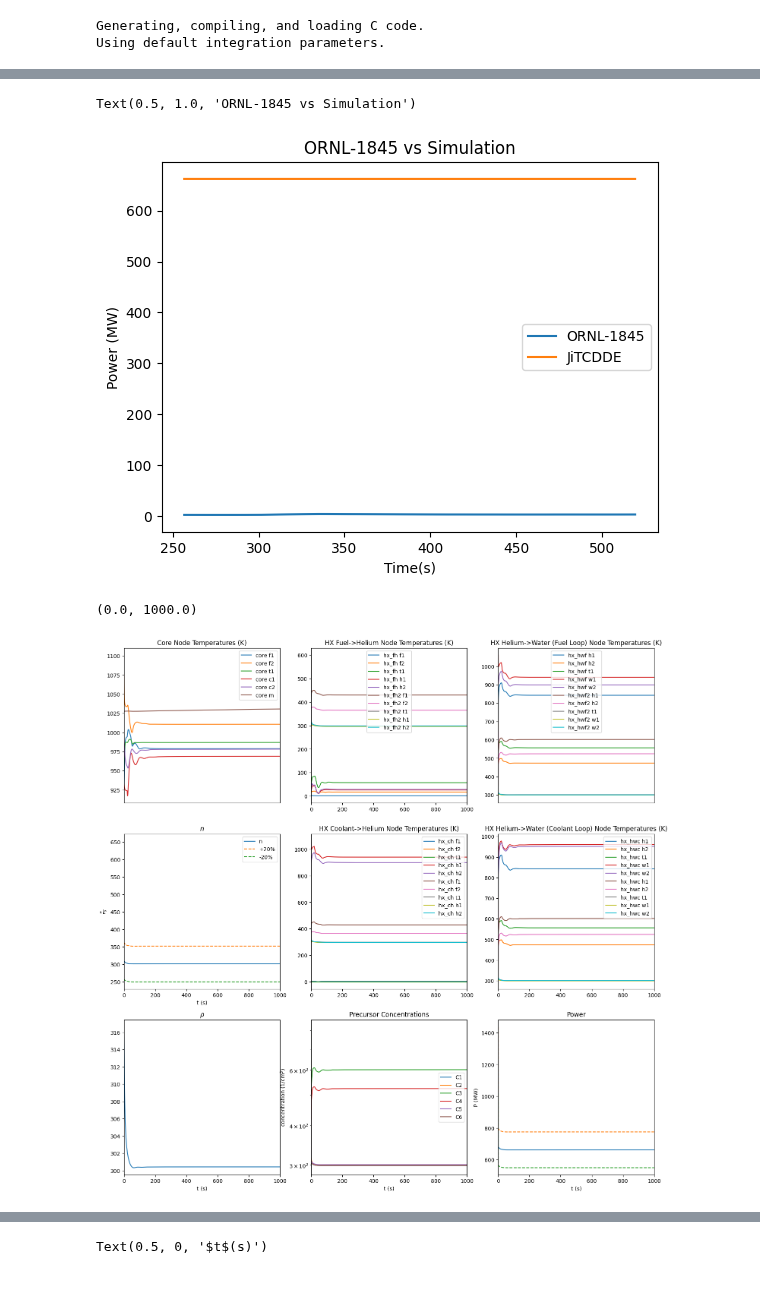
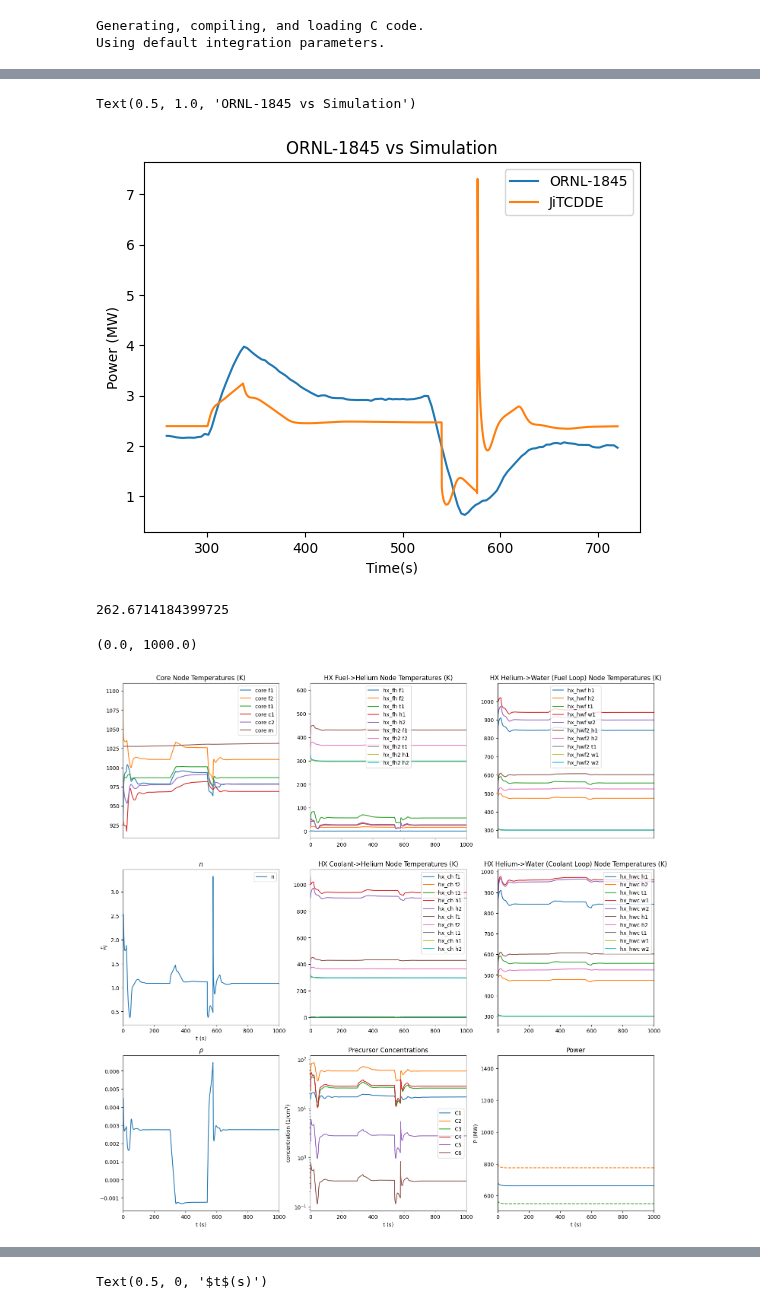
Before and after one commit to LukeLabrie/msc_eng_thesis, a Jupyter notebook: are/model_insert.ipynb, the cells around one changed output, grey strips where cells are left out. Drawn from its saved outputs; the diff is of its cells as text; code cells hidden in the pictures.

```diff
--- a/are/model_insert.ipynb
+++ b/are/model_insert.ipynb
@@ -147,17 +151,3 @@ dC6 = n()*beta[5]/Lam - lam[5]*C6() - C6()/tau_c + C6(t-tau_l)*np.exp(-lam[5]*ta
 
 # reactivity
 drho = (a_f/2)*(dc_f1 + dc_f2)+(a_b)*(dc_m)+(a_c/2)*(dc_c1+dc_c2)           # rho: y(33)
-# %%
-sys = [dc_f1,dc_f2,dc_t1,dc_c1,dc_c2,dc_m,dn,dC1,dC2,dC3,dC4,dC5,dC6,drho,
-                     dhx_fh1_f1,dhx_fh1_f2,dhx_fh1_t1,dhx_fh1_h1,dhx_fh1_h2,
-                     dhx_fh2_f1,dhx_fh2_f2,dhx_fh2_t1,dhx_fh2_h1,dhx_fh2_h2,
-                     dhx_ch1_c1,dhx_ch1_c2,dhx_ch1_t1,dhx_ch1_h1,dhx_ch1_h2,
-                     dhx_ch2_c1,dhx_ch2_c2,dhx_ch2_t1,dhx_ch2_h1,dhx_ch2_h2,
-                     dhx_hwf1_h1,dhx_hwf1_h2,dhx_hwf1_t1,dhx_hwf1_w1,dhx_hwf1_w2,
-                     dhx_hwf2_h1,dhx_hwf2_h2,dhx_hwf2_t1,dhx_hwf2_w1,dhx_hwf2_w2,
-                     dhx_hwc1_h1,dhx_hwc1_h2,dhx_hwc1_t1,dhx_hwc1_w1,dhx_hwc1_w2,
-                     dhx_hwc2_h1,dhx_hwc2_h2,dhx_hwc2_t1,dhx_hwc2_w1,dhx_hwc2_w2,
-                     ]
-
-for s in sys:
-    print(s)
@@ -221,7 +193,7 @@ for t_x in T:
 Generating, compiling, and loading C code.
 Using default integration parameters.
 # %%
-df_reversed = pd.read_csv("./data/dollar_insert.csv",header=None)
+df_reversed = pd.read_csv("./data/insertion.csv",header=None)
 df = df_reversed.iloc[::-1]
 df = df.reset_index(drop=True)
 
@@ -229,7 +201,7 @@ df = df.reset_index(drop=True)
 d = df[1][0]-P
 df[1] = [p-d for p in df[1]]
 
-#plt.plot(df[0],df[1])
-#plt.xlabel("Time")
-#plt.ylabel("Power (MW)")
-#plt.title("ARE: 1$ Reactivity Insertion")
+plt.plot(df[0],df[1])
+plt.xlabel("Time")
+plt.ylabel("Power (MW)")
+plt.title("ARE: 1$ Reactivity Insertion")
@@ -236,25 +211,29 @@ df[1] = [p-d for p in df[1]]
 # %%
 t_before_data = (1110-df[0][0])*60
 duration_data = (df.iloc[-1][0]-df[0][0])*60
 
 t_end_data = df.iloc[-1][0]
 t_before_sim = t_ins-t_before_data
 
 T_insert = [t for t in T if (t > (t_before_sim)) and (t < (t_before_sim)+(duration_data))]
 i_insert = [t[0] for t in enumerate(T) if (t[1] > (t_before_sim)) and (t[1] < (t_before_sim)+(duration_data))]
 
 adj = (df[0][0])*60-T_insert[0]
 #T_insert = [t-adj for t in T_insert]
 
 plt.plot(df[0]*60-adj,df[1],label='ORNL-1845')
-plt.plot(T_insert,[s[46]*P for s in sol_jit][i_insert[0]:(i_insert[-1]+1)],label=r"JiTCDDE") #$\alpha_f'$ = $\frac{\alpha_f}{3.5}$")
+plt.plot(T_insert,[s[6]*P for s in sol_jit][i_insert[0]:(i_insert[-1]+1)],label=r"JiTCDDE") #$\alpha_f'$ = $\frac{\alpha_f}{3.5}$")
 plt.legend()
 plt.ylabel("Power (MW)")
 plt.xlabel("Time(s)")
 plt.title("ORNL-1845 vs Simulation")
 # %% [output]
 Text(0.5, 1.0, 'ORNL-1845 vs Simulation')
-[figure, old version]
+[figure, new version]
+# %%
+duration_data
+# %% [output]
+262.6714184399725
 # %%
 # write data
 output_filename = f"data/insert_out_{T[-1]}_{P}.txt"
@@ -361,26 +340,26 @@ axs[1,2].plot(T,[s[53] for s in sol_jit],label="hx_hwc w2")
 axs[1,2].legend()
 axs[1,2].set_title("HX Helium->Water (Coolant Loop) Node Temperatures (K)")
 
-axs[1,0].plot(T,[s[46] for s in sol_jit],label="n")
-axs[1,0].plot(T,[(1+p_error)*s[46] for s in sol_jit],linestyle="--",label="+20%")
-axs[1,0].plot(T,[(1-p_error)*s[46] for s in sol_jit],linestyle="--",label="-20%")
+axs[1,0].plot(T,[s[6] for s in sol_jit],label="n")
+# axs[1,0].plot(T,[(1+p_error)*s[6] for s in sol_jit],linestyle="--",label="+20%")
+# axs[1,0].plot(T,[(1-p_error)*s[6] for s in sol_jit],linestyle="--",label="-20%")
 axs[1,0].set_xlabel("t (s)")
 axs[1,0].set_title(r"$n$")
 axs[1,0].set_ylabel(r"$\frac{n}{n_0}$")
 axs[1,0].set_xlim([t_0,t_f])
 axs[1,0].legend()
 
-axs[2,0].plot(T,[s[53] for s in sol_jit],label="rho")
+axs[2,0].plot(T,[s[13] for s in sol_jit],label="rho")
 axs[2,0].set_xlabel("t (s)")
 axs[2,0].set_title(r"$\rho$")
 axs[2,0].set_xlim([t_0,t_f])
 
-axs[2,1].plot(T,[s[47] for s in sol_jit],label="C1")
-axs[2,1].plot(T,[s[48] for s in sol_jit],label="C2")
-axs[2,1].plot(T,[s[49] for s in sol_jit],label="C3")
-axs[2,1].plot(T,[s[50] for s in sol_jit],label="C4")
-axs[2,1].plot(T,[s[51] for s in sol_jit],label="C5")
-axs[2,1].plot(T,[s[52] for s in sol_jit],label="C6")
+axs[2,1].plot(T,[s[7] for s in sol_jit],label="C1")
+axs[2,1].plot(T,[s[8] for s in sol_jit],label="C2")
+axs[2,1].plot(T,[s[9] for s in sol_jit],label="C3")
+axs[2,1].plot(T,[s[10] for s in sol_jit],label="C4")
+axs[2,1].plot(T,[s[11] for s in sol_jit],label="C5")
+axs[2,1].plot(T,[s[12] for s in sol_jit],label="C6")
 axs[2,1].legend()
 axs[2,1].set_xlabel("t (s)")
 axs[2,1].set_yscale("log")
@@ -398,7 +377,7 @@ axs[2,2].set_ylabel("P (MW)")
 axs[2,2].set_xlim([t_0,t_f])
 # %% [output]
 (0.0, 1000.0)
-[figure, old version]
+[figure, new version]
 # %%
 print((1-p_error)*sol_jit[-1][46])
 print(sol_jit[-1][6])
```
Also changed, not shown: parts of 4 cells of this notebook, 5 other files.
